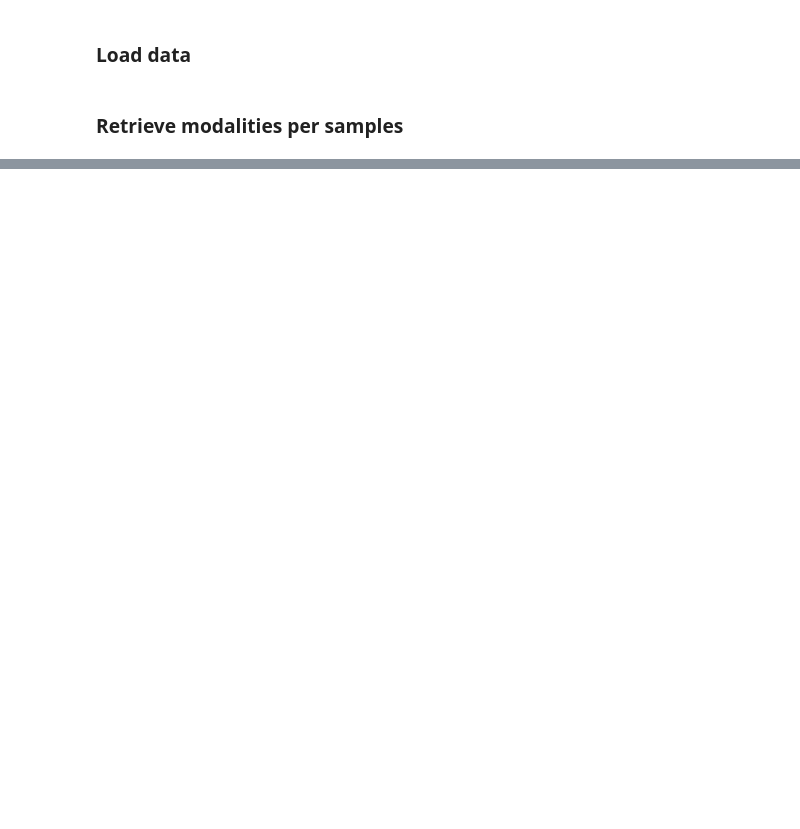
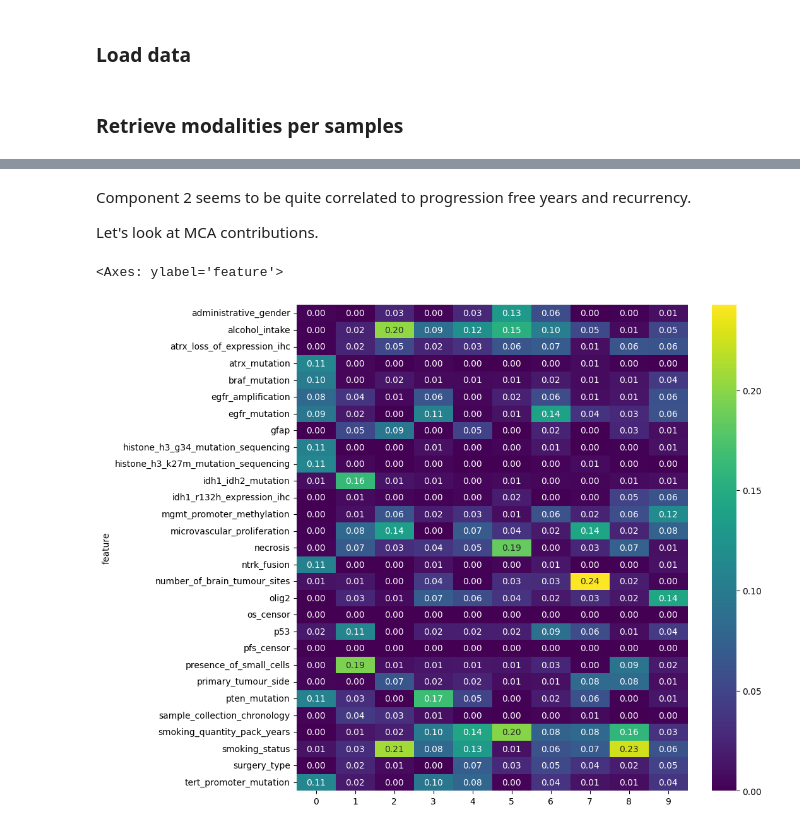
Before and after one commit to Tikings/gbm_hackathon, a Jupyter notebook: analysis/clinical_insights.ipynb, the cells around one changed output, grey strips where cells are left out. Drawn from its saved outputs; the diff is of its cells as text; code cells hidden in the pictures; blank space fills up the shorter version.

```diff
--- a/analysis/clinical_insights.ipynb
+++ b/analysis/clinical_insights.ipynb
@@ -121,0 +122,11 @@ clinical_dict['dataset']
+# %% [markdown]
+Component 2 seems to be quite correlated to progression free years and recurrency.
+
+Let's look at MCA contributions.
+# %%
+plt.figure(figsize=(10,10))
+per_col_contributions = per_mod_contributions.groupby("feature").sum()
+sns.heatmap(per_col_contributions, cmap='viridis', annot=True, fmt='.2f', yticklabels=True)
+# %% [output]
+<Axes: ylabel='feature'>
+[figure, added]
```
Also changed, not shown: parts of 18 cells of this notebook, 1 other file.
